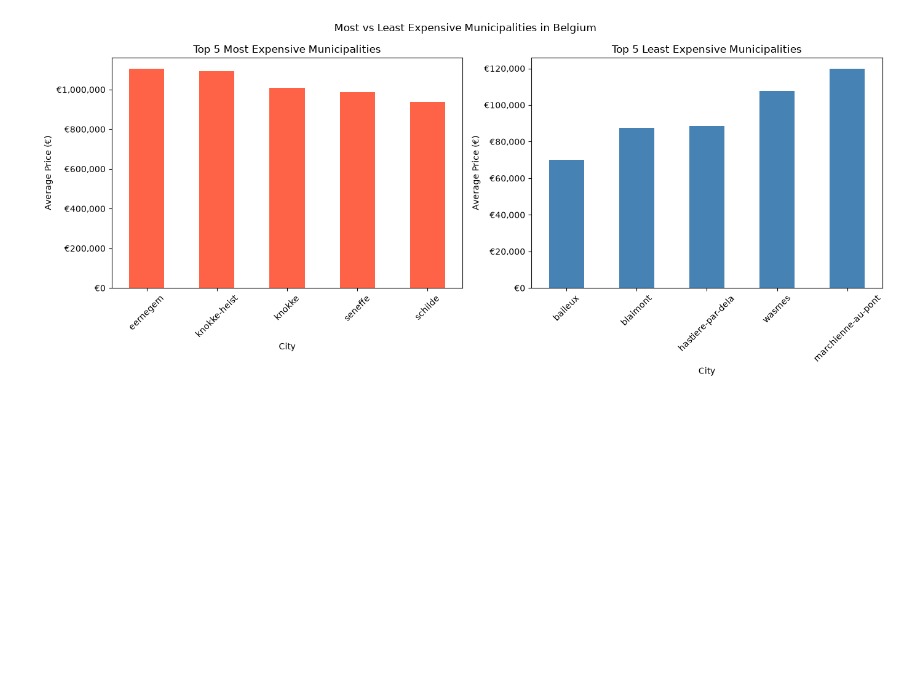
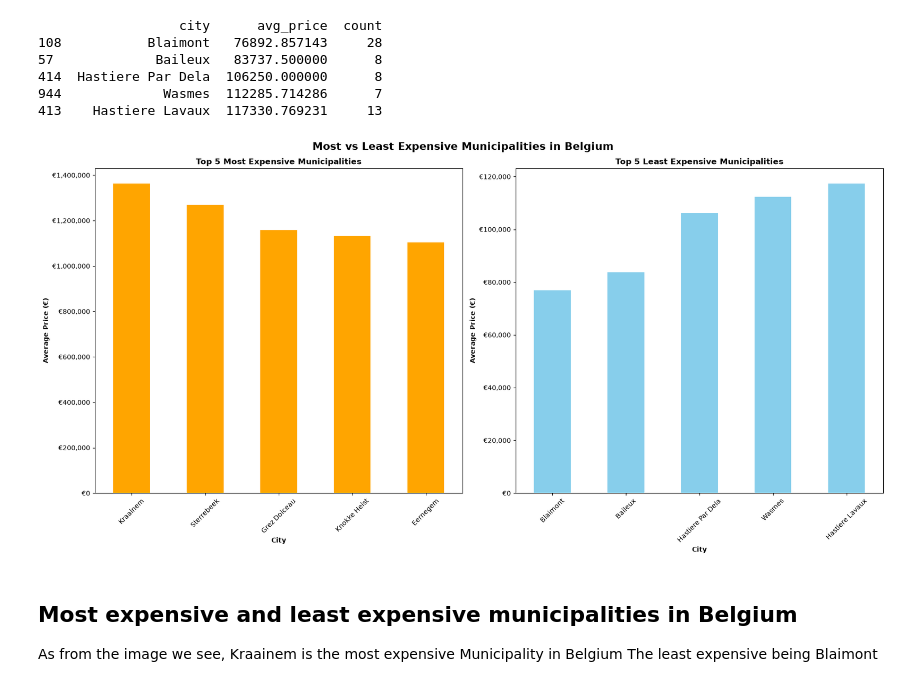
Before and after one commit to VictorCourtois135/immo-eliza-tigers-analysis, a Jupyter notebook: analysis/analysis_neha.ipynb, the cells around one changed output. Drawn from its saved outputs; the diff is of its cells as text; code cells hidden in the pictures; blank space fills up the shorter version.

Commit message:
Some changes in the Correlation graph

```diff
--- a/analysis/analysis_neha.ipynb
+++ b/analysis/analysis_neha.ipynb
@@ -7,5 +9,5 @@ print("All libraries are downloaded")
 # %%
 # Read the csv and print the head
-df = pd.read_csv("../data/raw/properties_cleaned.csv")
+df = pd.read_csv("../data/cleaned/properties_final.csv")
 df.head
 # %% [output]
@@ -153,37 +252,44 @@ print(wallonia_stats.nsmallest(5,'avg_price')[['city','avg_price','count']])
 # %%
 print(wallonia_stats.nsmallest(5, 'avg_price')[['city', 'avg_price', 'count']])
+# %% [output]
+                  city      avg_price  count
+108           Blaimont   76892.857143     28
+57             Baileux   83737.500000      8
+414  Hastiere Par Dela  106250.000000      8
+944             Wasmes  112285.714286      7
+413    Hastiere Lavaux  117330.769231     13
 # %%
-fig, axes = plt.subplots(1, 2, figsize=(14, 6))
+fig, axes = plt.subplots(1, 2, figsize=(18, 9))
 
 # Most expensive in Belgium
 city_stats.nlargest(5, 'avg_price').plot(
     kind='bar', x='city', y='avg_price',
-    ax=axes[0], color='tomato', legend=False
+    ax=axes[0], color='orange', legend=False ,
 )
-axes[0].set_title('Top 5 Most Expensive Municipalities')
-axes[0].set_xlabel('City')
-axes[0].set_ylabel('Average Price (€)')
+axes[0].set_title('Top 5 Most Expensive Municipalities', fontweight="bold")
+axes[0].set_xlabel('City', fontweight="bold")
+axes[0].set_ylabel('Average Price (€)', fontweight="bold")
 axes[0].tick_params(axis='x', rotation=45)
 
 # Least expensive in Belgium
 city_stats.nsmallest(5, 'avg_price').plot(
     kind='bar', x='city', y='avg_price',
-    ax=axes[1], color='steelblue', legend=False
+    ax=axes[1], color='skyblue', legend=False ,
 )
-axes[1].set_title('Top 5 Least Expensive Municipalities')
-axes[1].set_xlabel('City')
-axes[1].set_ylabel('Average Price (€)')
+axes[1].set_title('Top 5 Least Expensive Municipalities',fontweight="bold")
+axes[1].set_xlabel('City', fontweight="bold")
+axes[1].set_ylabel('Average Price (€)', fontweight="bold")
 axes[1].tick_params(axis='x', rotation=45)
 
 axes[0].yaxis.set_major_formatter(
     plt.FuncFormatter(lambda x, p: f'€{x:,.0f}')
 )
 axes[1].yaxis.set_major_formatter(
     plt.FuncFormatter(lambda x, p: f'€{x:,.0f}')
 )
-plt.suptitle('Most vs Least Expensive Municipalities in Belgium')
+plt.suptitle('Most vs Least Expensive Municipalities in Belgium',fontsize = 16,fontweight="bold")
 plt.tight_layout()
 plt.savefig('../images/municipality_prices.png', dpi=150, bbox_inches='tight')
 plt.show()
 # %% [output]
-[figure, old version]
+[figure, new version]
@@ -243,2 +296,6 @@ plt.close()
+# %% [markdown]
+## Most expensive and least expensive municipalities in Belgium
+As from the image we see, Kraainem is  the most expensive Municipality in Belgium
+The least expensive being  Blaimont
 # %%
 fig, axes = plt.subplots(3, 2, figsize= (16,18))
```
Also changed, not shown: parts of 23 cells of this notebook, 6 other files.
